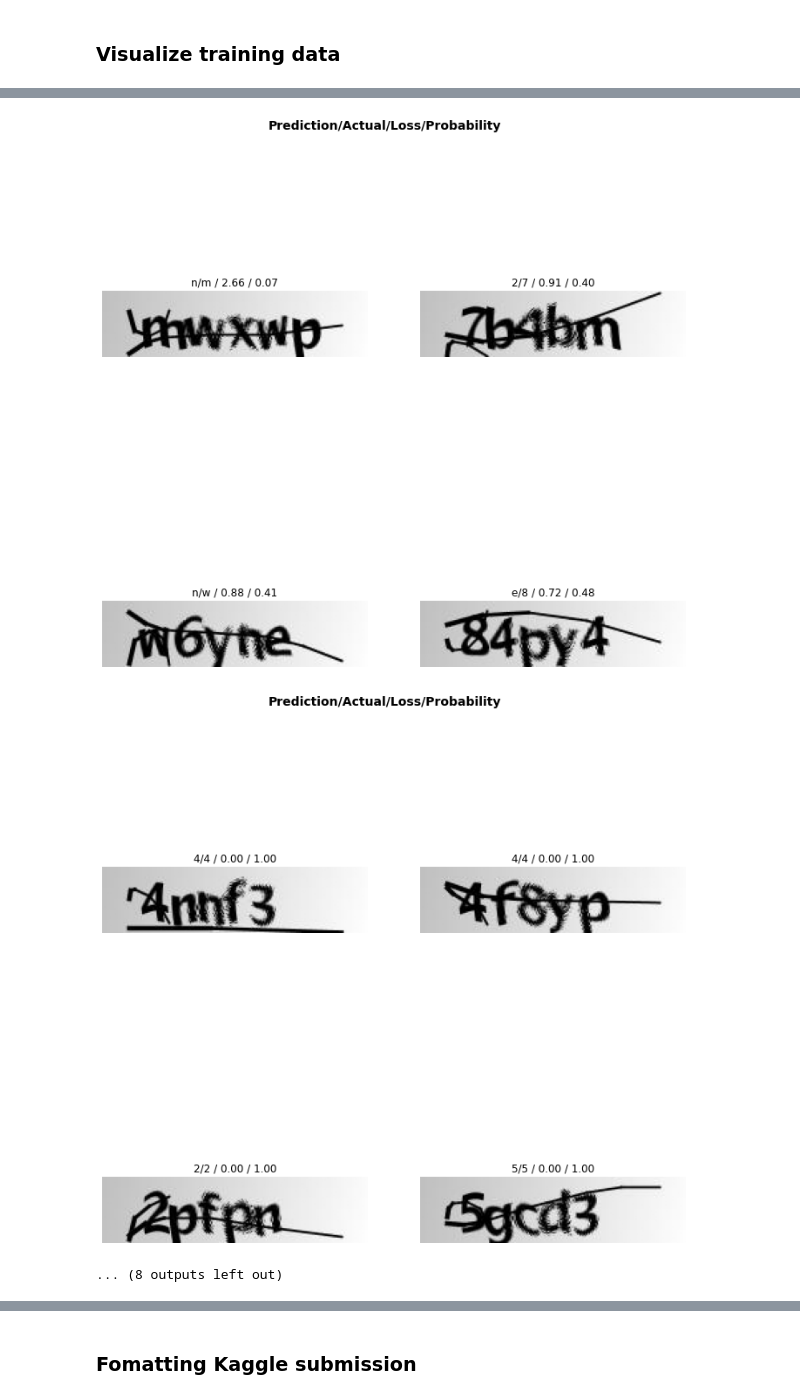
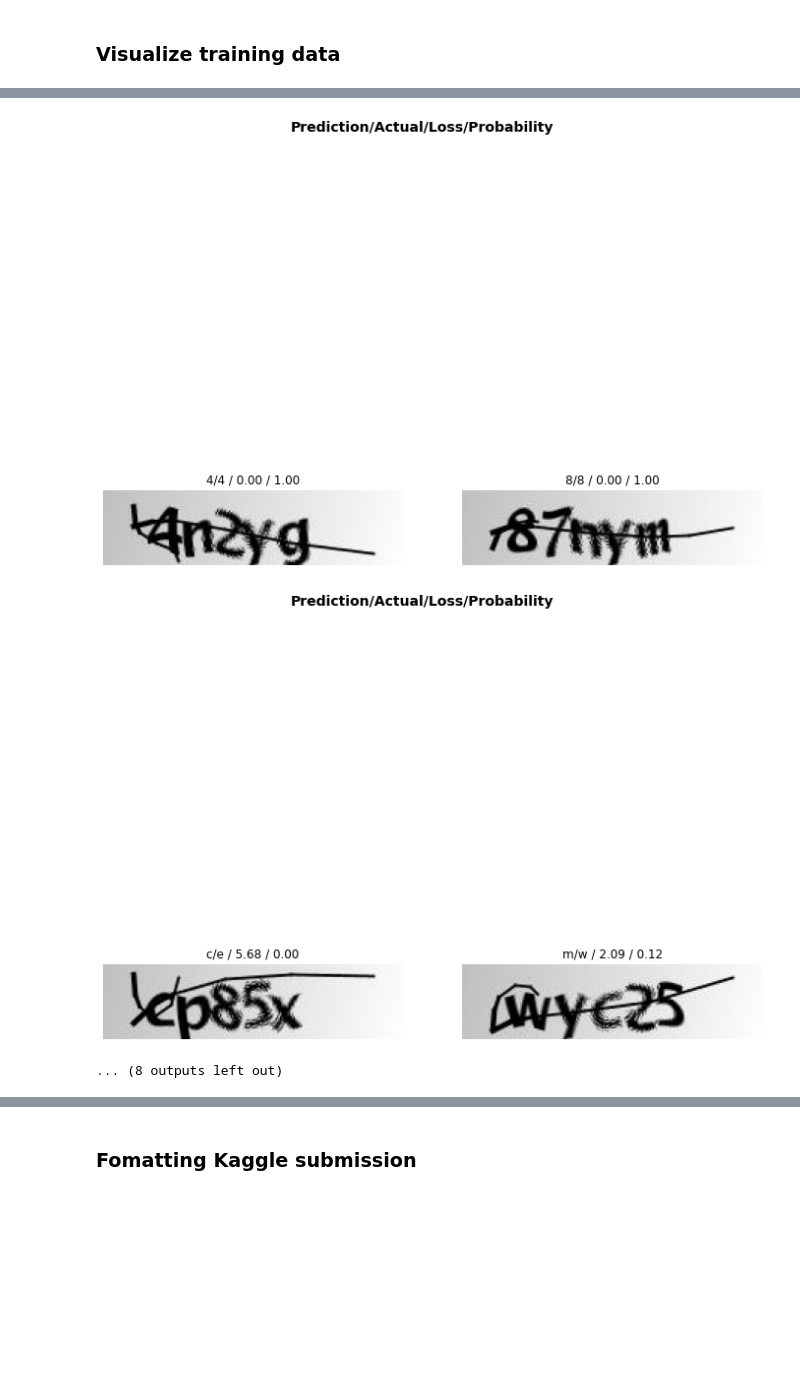
Before and after one commit to rhdtka21/Intro-To-AI, a Jupyter notebook: final_project_seokjungwoo.ipynb, the cells around one changed output, grey strips where cells are left out. Saved outputs shown, nothing was run; the diff lists cells and outputs as text; code cells hidden in the pictures; blank space fills up the shorter version.

```diff
--- a/final_project_seokjungwoo.ipynb
+++ b/final_project_seokjungwoo.ipynb
@@ -118,18 +136,3 @@ def data_from_position(position, show = False):
       data.show_batch(3)
 
     return data
-# %%
-learners = []
-for i in range(5):
-    # 첫자리만 batch 출력해봄. 확인차
-    data = data_from_position(i, show = True if i == 0 else False)
-
-    learn = cnn_learner(data, models.resnet34, metrics=accuracy, model_dir='/tmp', ps=0.)
-
-    lr = 5e-2
-    learn.fit_one_cycle(5, lr)
-
-    learn.unfreeze()
-    learn.fit_one_cycle(15, slice(5e-4, lr/5))
-
-    learners.append(learn)
@@ -248,0 +139,16 @@ Data Batch
+# %%
+learners = []
+# 각 자리별로 따로 라벨링을 해서, 학습을 시작합니다.
+# 같은 이미지를 학습해도, 각 자리별로 학습 모델을 만들었기에,
+# 박복되는 Convu
+for i in range(5):
+    # 각 글자수 자리별로 데이터들을 생성한다.
+    data = data_from_position(train_path, i)
+
+    # CNN 모델 생성, resnet34 사용
+    learn = cnn_learner(data, models.resnet34, metrics=accuracy, model_dir='/tmp', ps=0.)
+
+    # Learning Rate별 Loss에 따른 Plotting
+    lr_plotting(learn)
+
+    learners.append(learn)
@@ -264,19 +324,21 @@ for learner in learners:
 # %%
+# 상위 예측률 2개와
+# 하위 예측률 2개
 figures = []
 for learner in learners:
-    figures.append(learner.interpret().plot_top_losses(4, heatmap_thresh=14, largest=True, return_fig=True))
-    figures.append(learner.interpret().plot_top_losses(4, heatmap_thresh=14, largest=False, return_fig=True))
+    figures.append(learner.interpret().plot_top_losses(2, heatmap_thresh=1, largest=False, return_fig=True))
+    figures.append(learner.interpret().plot_top_losses(2, heatmap_thresh=1, largest=True, return_fig=True))
 # %% [output]
 [interactive output not drawn]
 [interactive output not drawn]
 [interactive output not drawn]
 [interactive output not drawn]
 [interactive output not drawn]
 [interactive output not drawn]
 [interactive output not drawn]
 [interactive output not drawn]
 [interactive output not drawn]
 [interactive output not drawn]
-[figure, old version]
+[figure, new version]
-[figure, old version]
+[figure, new version]
 ... (8 outputs left out)
```
Also changed, not shown: parts of 20 cells of this notebook.
